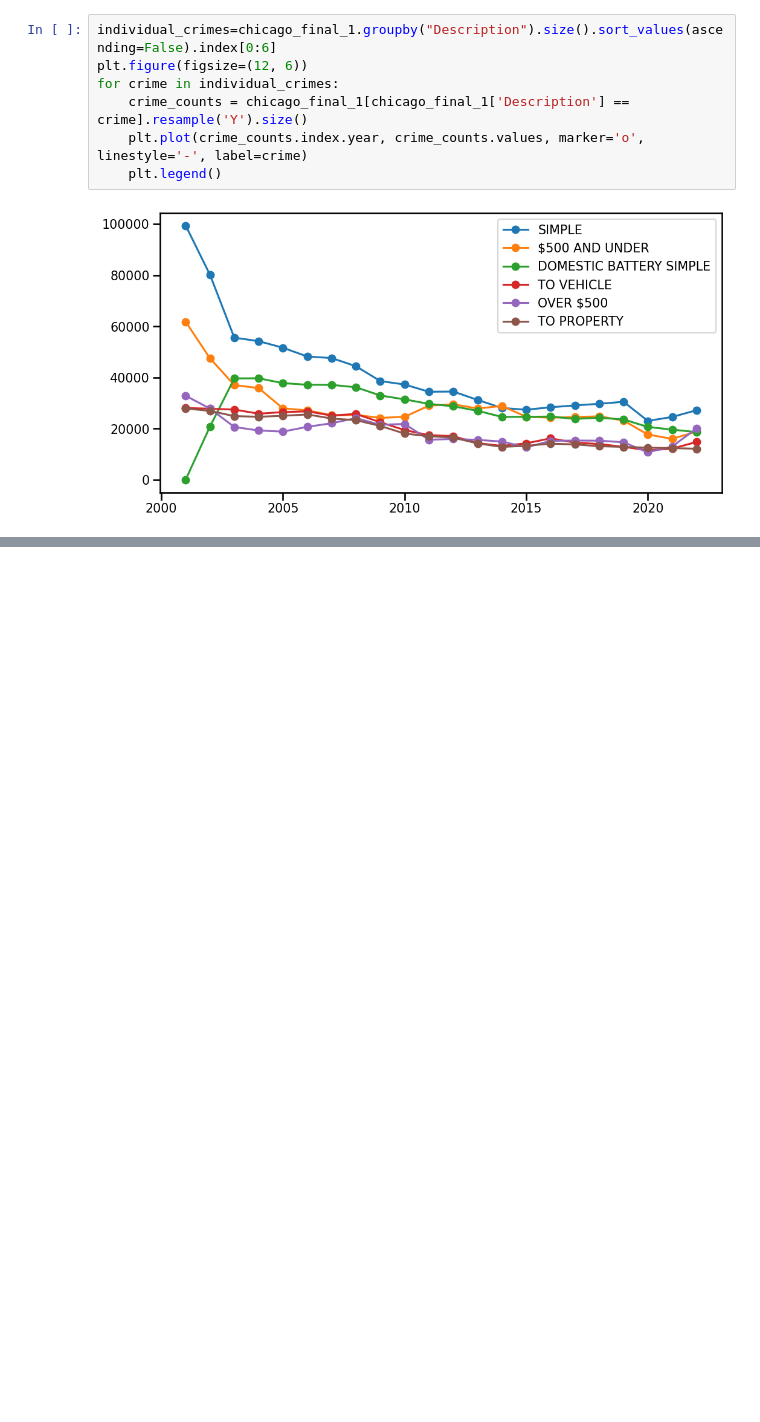
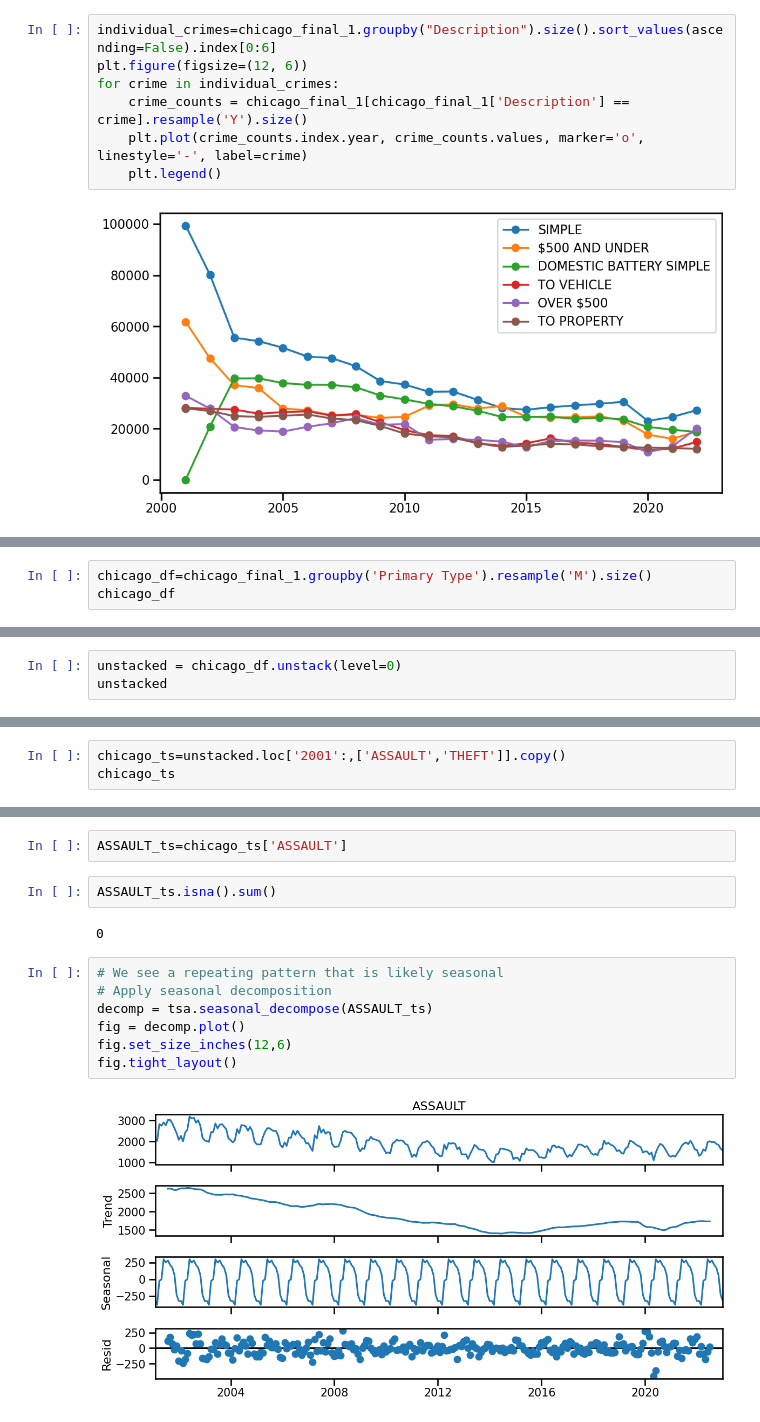
Before and after one commit to Al-Tayeb96/Chicago-Crime-Data, a Jupyter notebook: Chicago_Crime_Data.ipynb, the cells around one changed output, grey strips where cells are left out. Saved outputs shown, nothing was run; the diff lists cells and outputs as text; blank space fills up the shorter version.

```diff
--- a/Chicago_Crime_Data.ipynb
+++ b/Chicago_Crime_Data.ipynb
@@ -230,0 +382,3 @@ for crime in individual_crimes:
+# %%
+chicago_df=chicago_final_1.groupby('Primary Type').resample('M').size()
+chicago_df
@@ -230,0 +399,3 @@ for crime in individual_crimes:
+# %%
+unstacked = chicago_df.unstack(level=0)
+unstacked
@@ -230,0 +417,3 @@ for crime in individual_crimes:
+# %%
+chicago_ts=unstacked.loc['2001':,['ASSAULT','THEFT']].copy()
+chicago_ts
@@ -230,0 +435,15 @@ for crime in individual_crimes:
+# %%
+ASSAULT_ts=chicago_ts['ASSAULT']
+# %%
+ASSAULT_ts.isna().sum()
+# %% [output]
+0
+# %%
+# We see a repeating pattern that is likely seasonal
+# Apply seasonal decomposition
+decomp = tsa.seasonal_decompose(ASSAULT_ts)
+fig = decomp.plot()
+fig.set_size_inches(12,6)
+fig.tight_layout()
+# %% [output]
+[figure, added]
```
Also changed, not shown: parts of 57 cells of this notebook.
